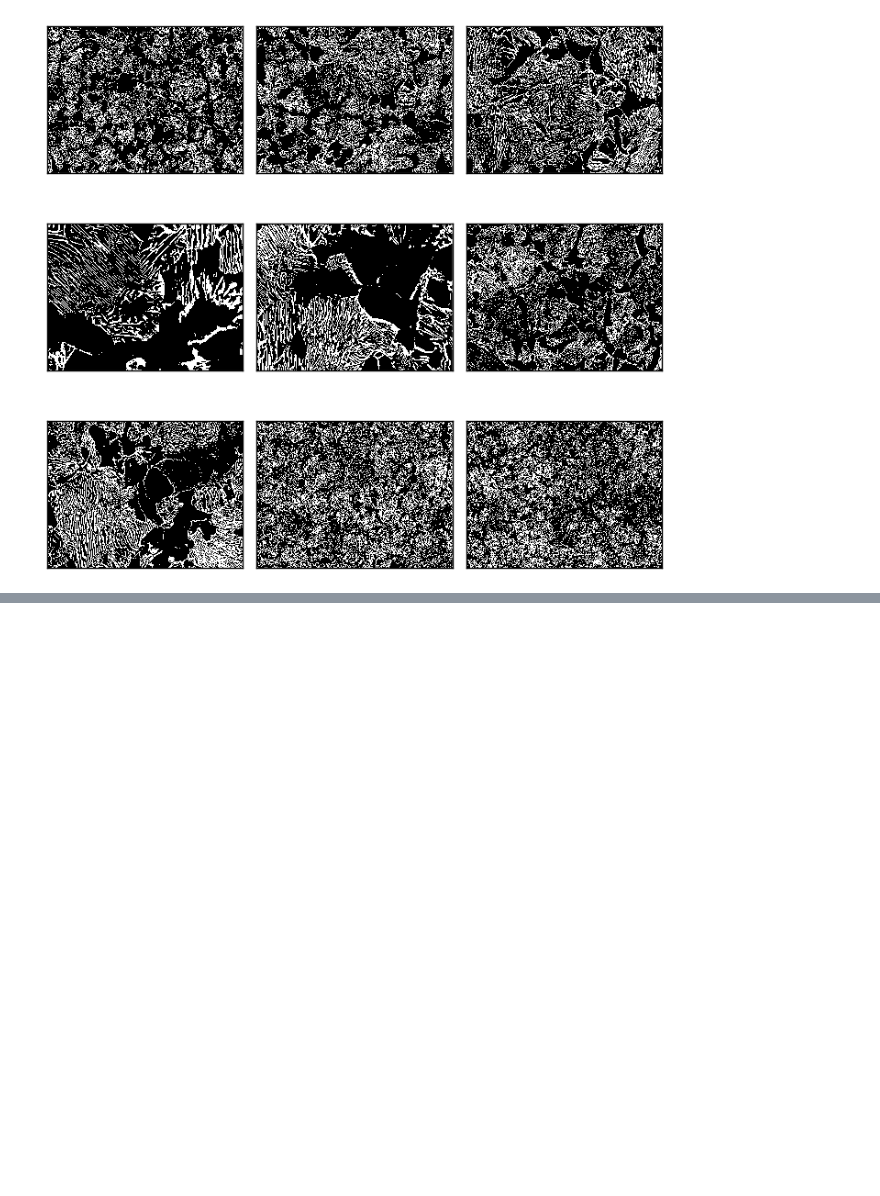
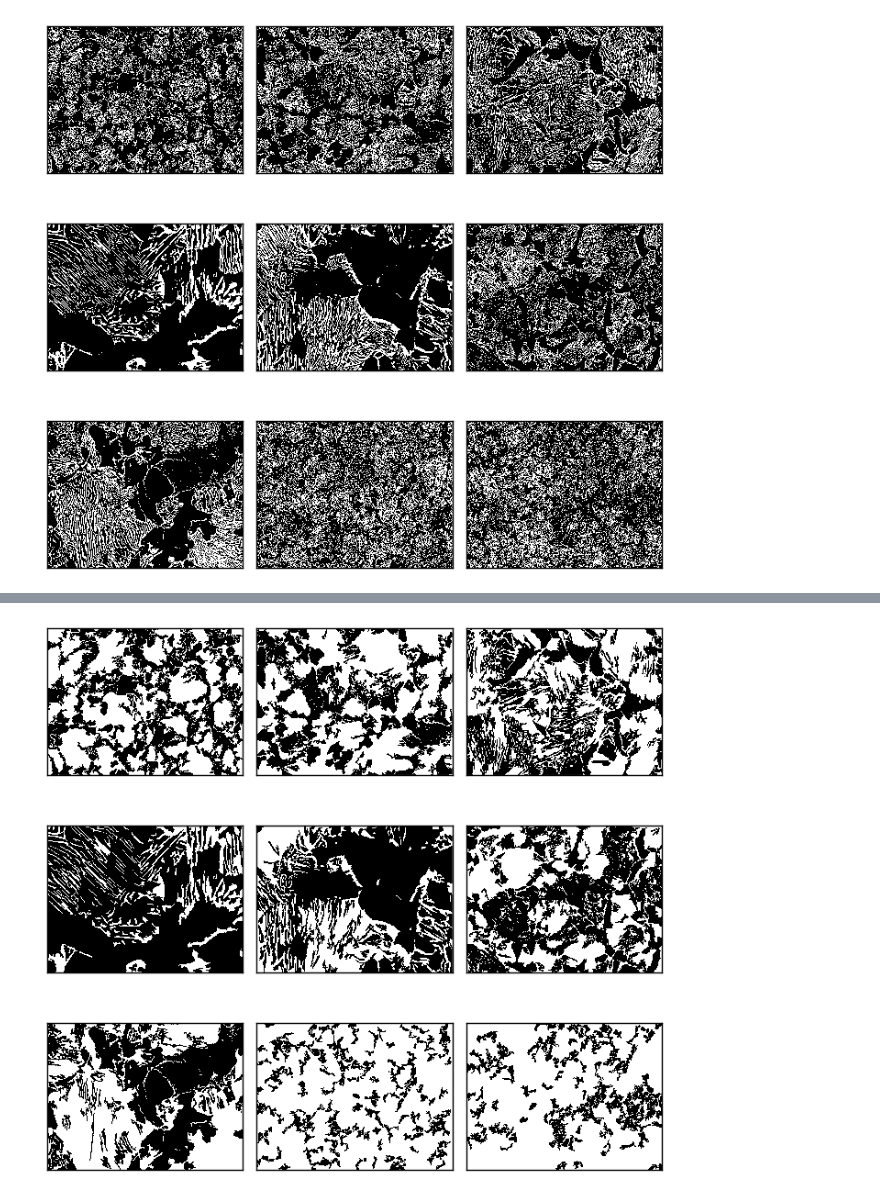
Before and after one commit to wd15/sem-image-stats, a Jupyter notebook: index.ipynb, the cells around one changed output, grey strips where cells are left out. Cells and saved outputs as stored; diff of their text form; code cells hidden in the pictures; blank space fills up the shorter version.

```diff
--- a/index.ipynb
+++ b/index.ipynb
@@ -406,0 +337,26 @@ scipy.ndimage.label(numpy.array([[1, 1, 1], [0, 0, 0], [1, 1, 1]]))
+# %%
+closing = curry(flip(skimage.morphology.closing))
+remove_small_holes = curry(skimage.morphology.remove_small_holes)
+
+reveal_pearlite = fcompose(
+    closing(skimage.morphology.square(5)),
+    remove_small_holes(min_size=1000)
+)
+
+_ = pipe('data/*.tif',
+    glob.glob,
+    sorted,
+    map(
+        lambda filename: dict(image=threshold_image(filename),
+                              **extract_metadata(filename))
+    ),
+    mapdict(min_size=lambda d: f_min_size(d['scale_microns'], d['scale_pixels'])),
+    map(
+        lambda d: ~remove_small_holes(~d['image'], d['min_size'])
+    ),
+    map(reveal_pearlite),
+    list,
+    plt_arrays
+)
+# %% [output]
+[figure, added]
```
Also changed, not shown: parts of 12 cells of this notebook.
